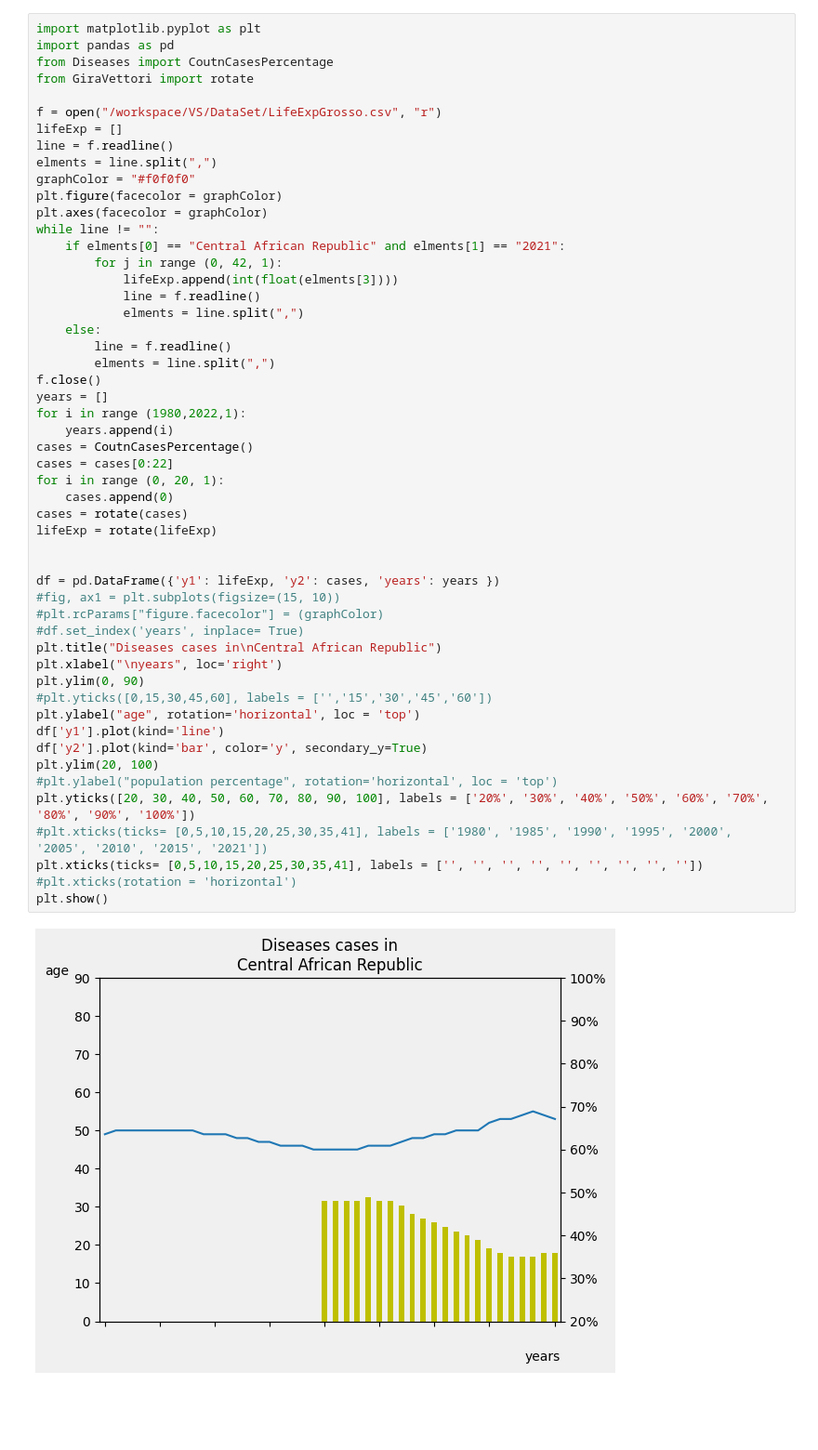
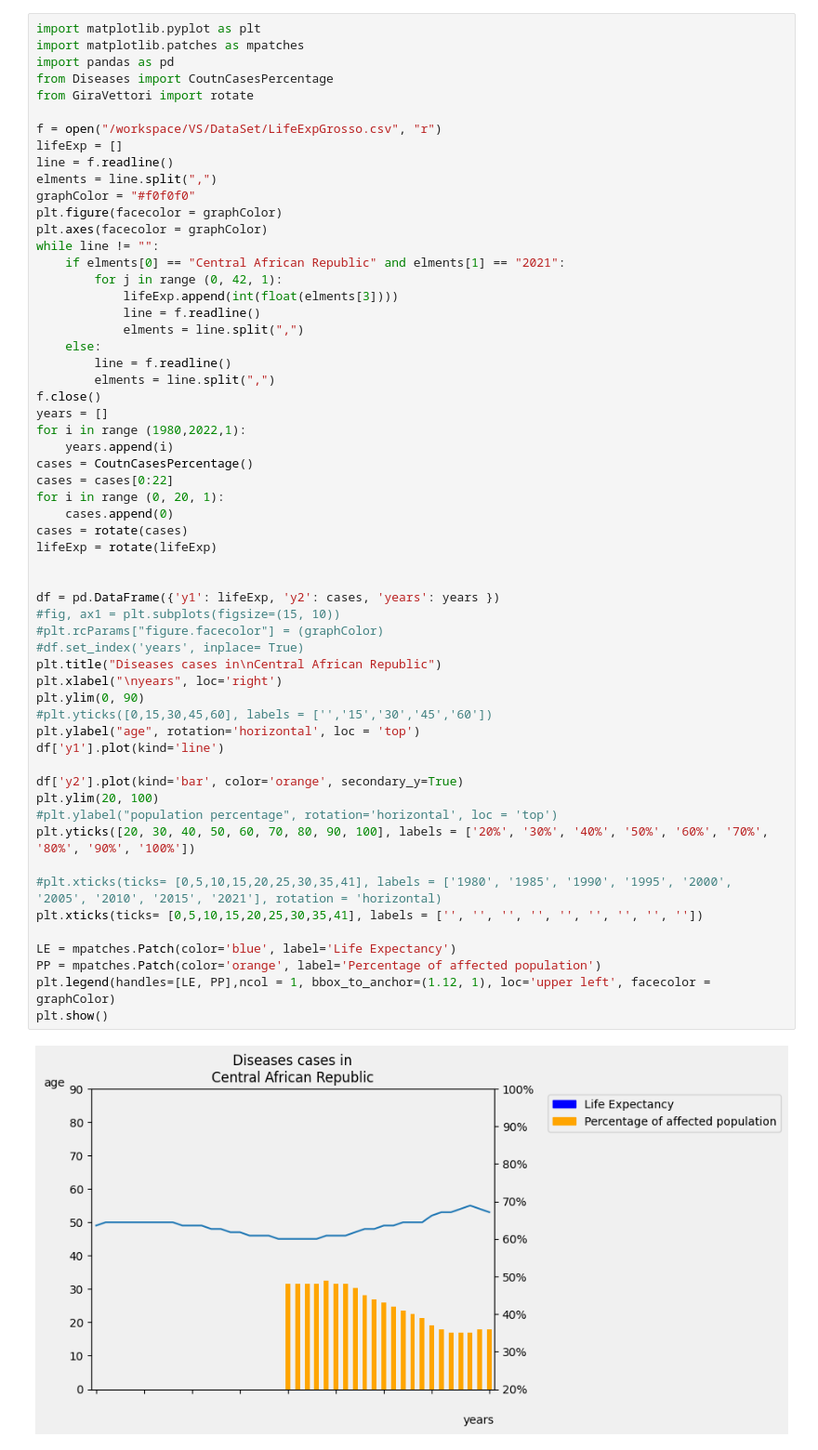
Before and after one commit to snohm/VS, a Jupyter notebook: Sorgenti/CarCases.ipynb, the cells around one changed output. Shown at 93% size. Cells and saved outputs as stored; diff of their text form; blank space fills up the shorter version.

```diff
--- a/Sorgenti/CarCases.ipynb
+++ b/Sorgenti/CarCases.ipynb
@@ -1,5 +1,6 @@
 # %%
 import matplotlib.pyplot as plt
+import matplotlib.patches as mpatches
 import pandas as pd
 from Diseases import CoutnCasesPercentage
 from GiraVettori import rotate
@@ -21,34 +22,39 @@ while line != "":
         line = f.readline()
         elments = line.split(",")
 f.close()
 years = []
 for i in range (1980,2022,1):
     years.append(i)
 cases = CoutnCasesPercentage()
 cases = cases[0:22]
 for i in range (0, 20, 1):
     cases.append(0)
 cases = rotate(cases)
 lifeExp = rotate(lifeExp)
 
 
 df = pd.DataFrame({'y1': lifeExp, 'y2': cases, 'years': years })
 #fig, ax1 = plt.subplots(figsize=(15, 10))
 #plt.rcParams["figure.facecolor"] = (graphColor)
 #df.set_index('years', inplace= True)
 plt.title("Diseases cases in\nCentral African Republic")
 plt.xlabel("\nyears", loc='right')
 plt.ylim(0, 90)
 #plt.yticks([0,15,30,45,60], labels = ['','15','30','45','60'])
 plt.ylabel("age", rotation='horizontal', loc = 'top')
 df['y1'].plot(kind='line')
-df['y2'].plot(kind='bar', color='y', secondary_y=True)
+
+df['y2'].plot(kind='bar', color='orange', secondary_y=True)
 plt.ylim(20, 100)
 #plt.ylabel("population percentage", rotation='horizontal', loc = 'top')
 plt.yticks([20, 30, 40, 50, 60, 70, 80, 90, 100], labels = ['20%', '30%', '40%', '50%', '60%', '70%', '80%', '90%', '100%'])
-#plt.xticks(ticks= [0,5,10,15,20,25,30,35,41], labels = ['1980', '1985', '1990', '1995', '2000', '2005', '2010', '2015', '2021'])
+
+#plt.xticks(ticks= [0,5,10,15,20,25,30,35,41], labels = ['1980', '1985', '1990', '1995', '2000', '2005', '2010', '2015', '2021'], rotation = 'horizontal)
 plt.xticks(ticks= [0,5,10,15,20,25,30,35,41], labels = ['', '', '', '', '', '', '', '', ''])
-#plt.xticks(rotation = 'horizontal')
+
+LE = mpatches.Patch(color='blue', label='Life Expectancy')
+PP = mpatches.Patch(color='orange', label='Percentage of affected population')
+plt.legend(handles=[LE, PP],ncol = 1, bbox_to_anchor=(1.12, 1), loc='upper left', facecolor = graphColor)
 plt.show()
 # %% [output]
-[figure, old version]
+[figure, new version]
```
